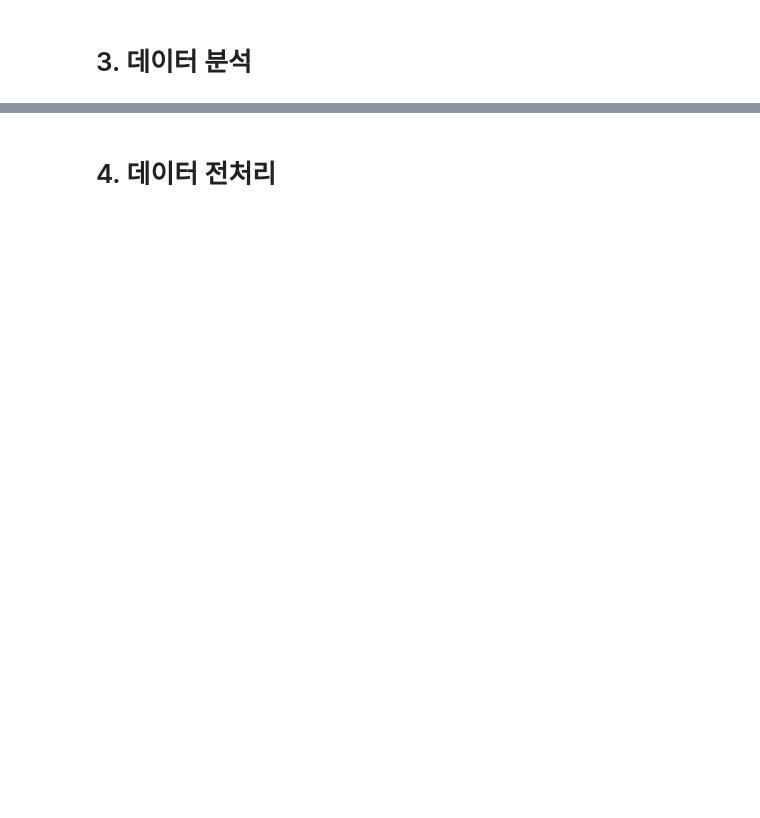
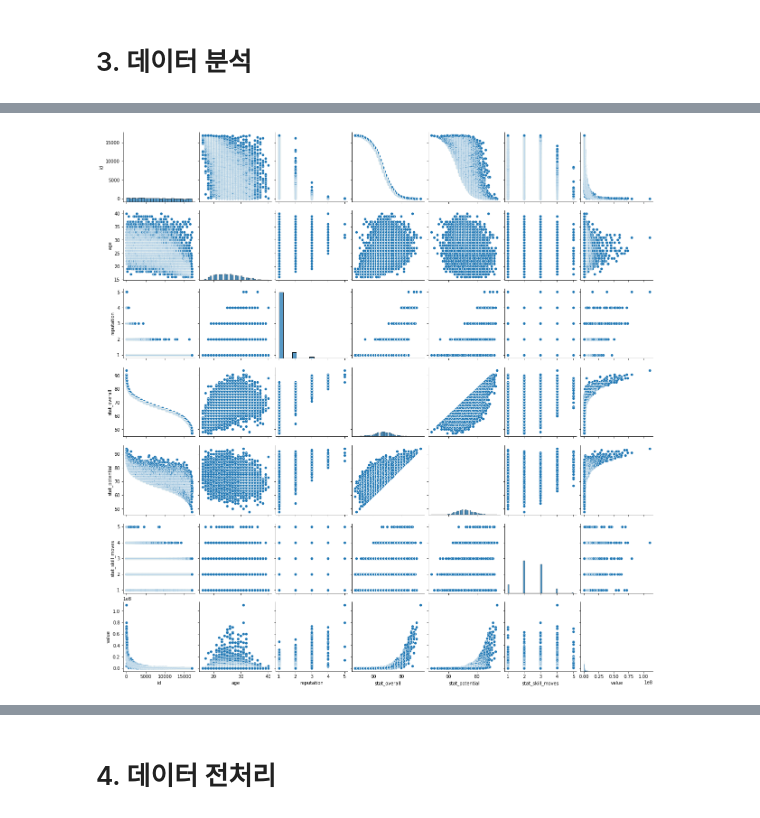
Before and after one commit to querkowe/fifa-pay-prediction, a Jupyter notebook: total_code_fifa_pay_prediction.ipynb, the cells around one changed output, grey strips where cells are left out. Saved outputs shown, nothing was run; the diff lists cells and outputs as text; code cells hidden in the pictures; blank space fills up the shorter version.

```diff
--- a/total_code_fifa_pay_prediction.ipynb
+++ b/total_code_fifa_pay_prediction.ipynb
@@ -38,8 +71,20 @@ drive.mount('/content/drive')
+# %%
+# matplotlib에 한글 폰트 적용 시키는 작업
+
+# 브라우저에서 바로 그려지도록하는 명령어 적용
+%matplotlib inline
+
+# 그래프에 retina display 적용
+%config InlineBackend.figure_format = 'retina'
+
+# Colab 의 한글 폰트 설정
+plt.rc('font', family='NanumBarunGothic')
+
+# 유니코드에서  음수 부호설정
+mpl.rc('axes', unicode_minus=False)
 # %% [markdown]
 # 2. 데이터 불러오기
 # %%
-import pandas as pd
-
-train = pd.read_csv('FIFA_train.csv')
-test = pd.read_csv('FIFA_test.csv')
-submission  = pd.read_csv('submission.csv')
+train = pd.read_csv("00_original_data/FIFA_train.csv")
+test = pd.read_csv("00_original_data/FIFA_test.csv")
+submission = pd.read_csv("00_original_data/submission.csv")
@@ -47,0 +191,6 @@ submission  = pd.read_csv('submission.csv')
+# %%
+# 독립변수와 종속변수의 관계를 스캐터플롯(scatter plot)으로 살펴보기
+sns.pairplot(train)
+plt.show()
+# %% [output]
+[figure, added]
```
Also changed, not shown: parts of 60 cells of this notebook.
